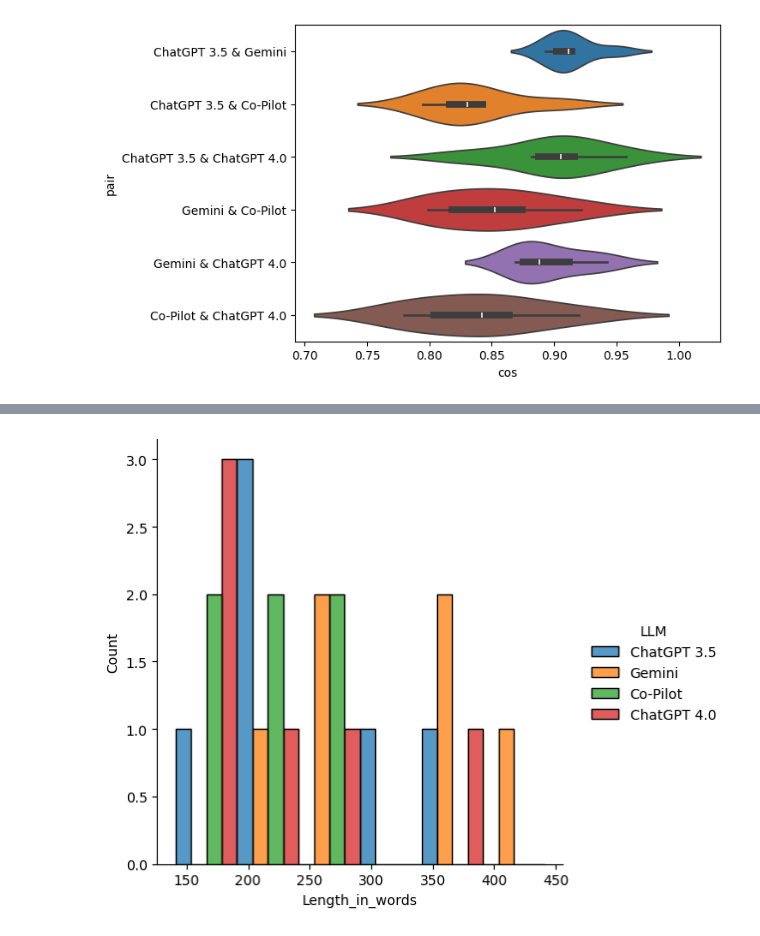
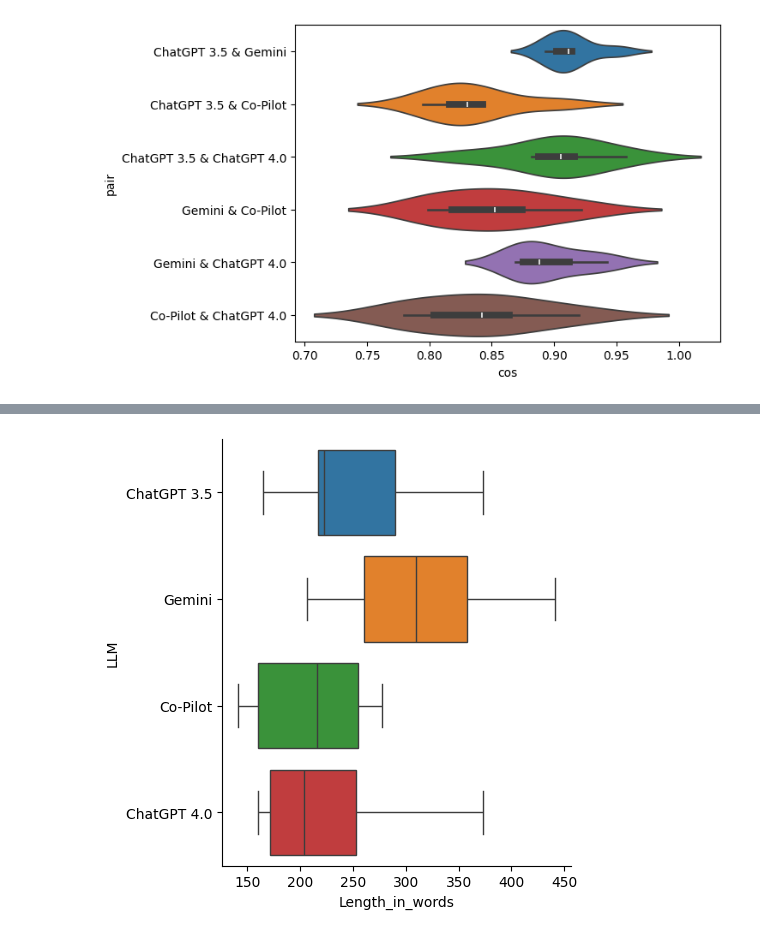
Before and after one commit to hclent/temp, a Jupyter notebook: LLM_for_BCC.ipynb, the cells around one changed output, grey strips where cells are left out. Saved outputs shown, nothing was run; the diff lists cells and outputs as text; code cells hidden in the pictures.

```diff
--- a/LLM_for_BCC.ipynb
+++ b/LLM_for_BCC.ipynb
@@ -194,18 +242,19 @@ def bert_similarity(x, y):
 # %%
 def plot_lengths(df):
     #https://seaborn.pydata.org/tutorial/distributions.html
     gpt_lengths =  [len(x.split(" ")) for x in list(df["ChatGPT 3.5"])]
     gemini_lengths = [len(x.split(" ")) for x in list(df["Gemini"])]
     copilot_lengths = [len(x.split(" ")) for x in list(df["Co-Pilot"])]
     gpt4_lengths =  [len(x.split(" ")) for x in list(df["ChatGPT 4.0"])]
 
     lengths = gpt_lengths + gemini_lengths + copilot_lengths + gpt4_lengths
     models = ["ChatGPT 3.5" for x in gpt_lengths] + ["Gemini" for x in gemini_lengths] + ["Co-Pilot" for x in copilot_lengths] + ["ChatGPT 4.0" for x in gpt4_lengths]
 
     data = {"Length_in_words": lengths, "LLM": models}
     df2 = pd.DataFrame.from_dict(data)
-    sns.displot(df2, x="Length_in_words", hue="LLM", multiple="dodge")
+    #sns.displot(df2, x="Length_in_words", hue="LLM", multiple="dodge")
+    sns.catplot(data=df2, x="Length_in_words", y="LLM", kind="box", hue="LLM")
 
 plot_lengths(df)
 # %% [output]
-[figure, old version]
+[figure, new version]
```
Also changed, not shown: parts of 8 cells of this notebook.
